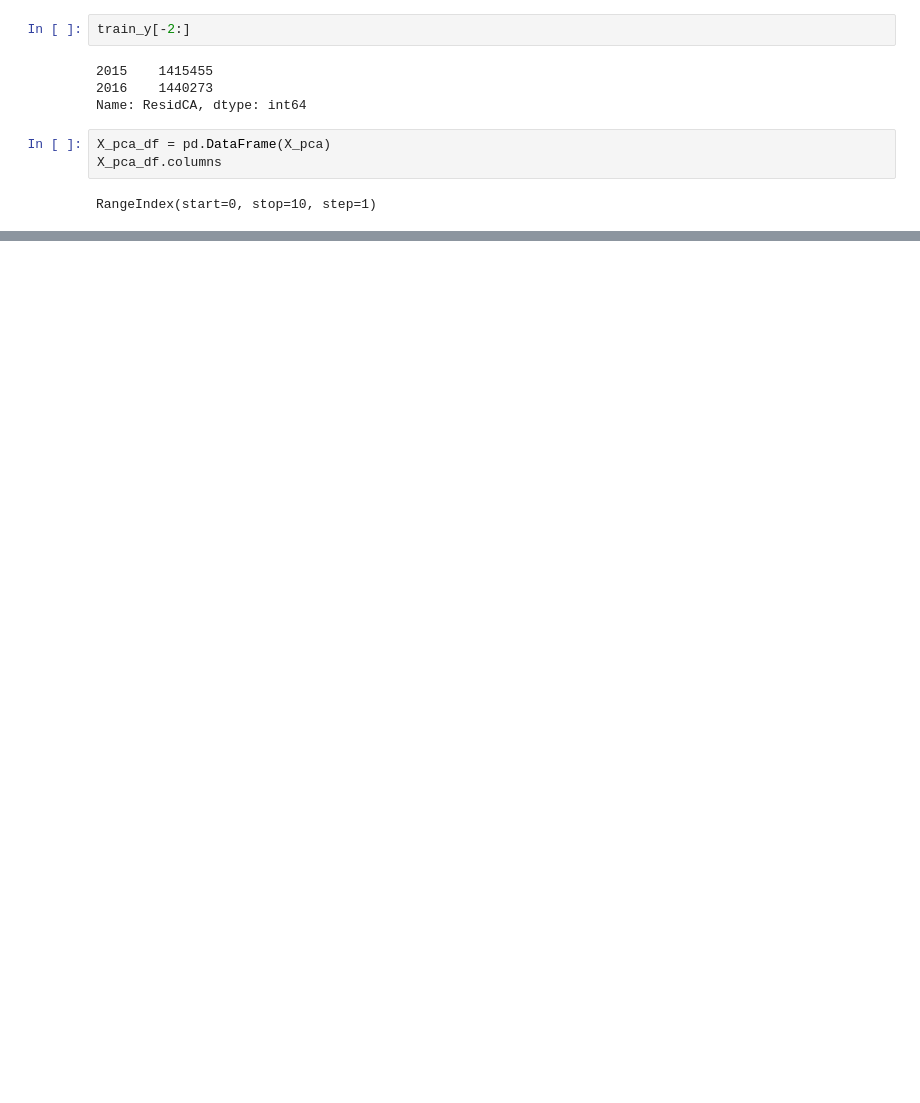
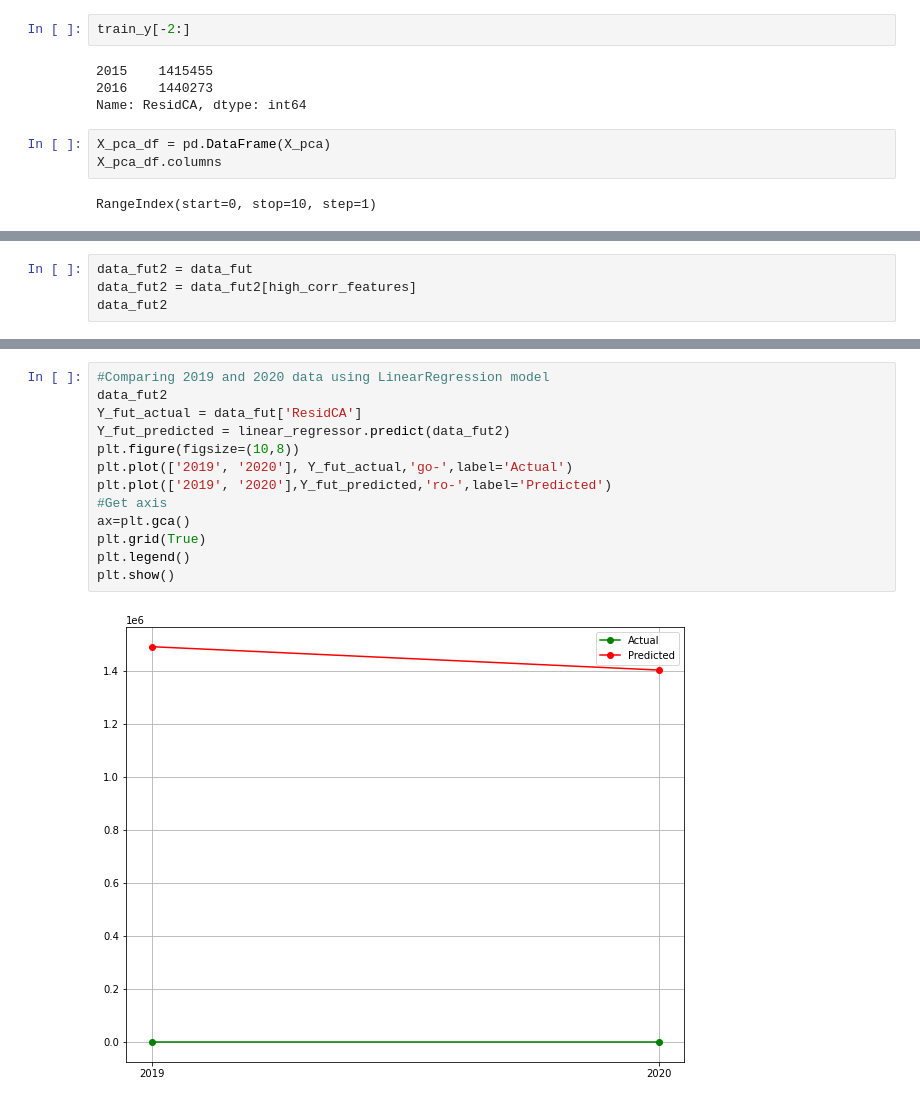
Before and after one commit to tianwin/EnergyPredictionCA, a Jupyter notebook: FrankDong/model.ipynb, the cells around one changed output, grey strips where cells are left out. Drawn from its saved outputs; the diff is of its cells as text; blank space fills up the shorter version.

```diff
--- a/FrankDong/model.ipynb
+++ b/FrankDong/model.ipynb
@@ -1035,0 +1143,4 @@ See the caveats in the documentation: https://pandas.pydata.org/pandas-docs/stab
+# %%
+data_fut2 = data_fut
+data_fut2 = data_fut2[high_corr_features]
+data_fut2
@@ -1035,0 +1211,15 @@ See the caveats in the documentation: https://pandas.pydata.org/pandas-docs/stab
+# %%
+#Comparing 2019 and 2020 data using LinearRegression model
+data_fut2
+Y_fut_actual = data_fut['ResidCA']
+Y_fut_predicted = linear_regressor.predict(data_fut2)
+plt.figure(figsize=(10,8))
+plt.plot(['2019', '2020'], Y_fut_actual,'go-',label='Actual')
+plt.plot(['2019', '2020'],Y_fut_predicted,'ro-',label='Predicted')
+#Get axis
+ax=plt.gca()
+plt.grid(True)
+plt.legend()
+plt.show()
+# %% [output]
+[figure, added]
```
Also changed, not shown: parts of 61 cells of this notebook.
